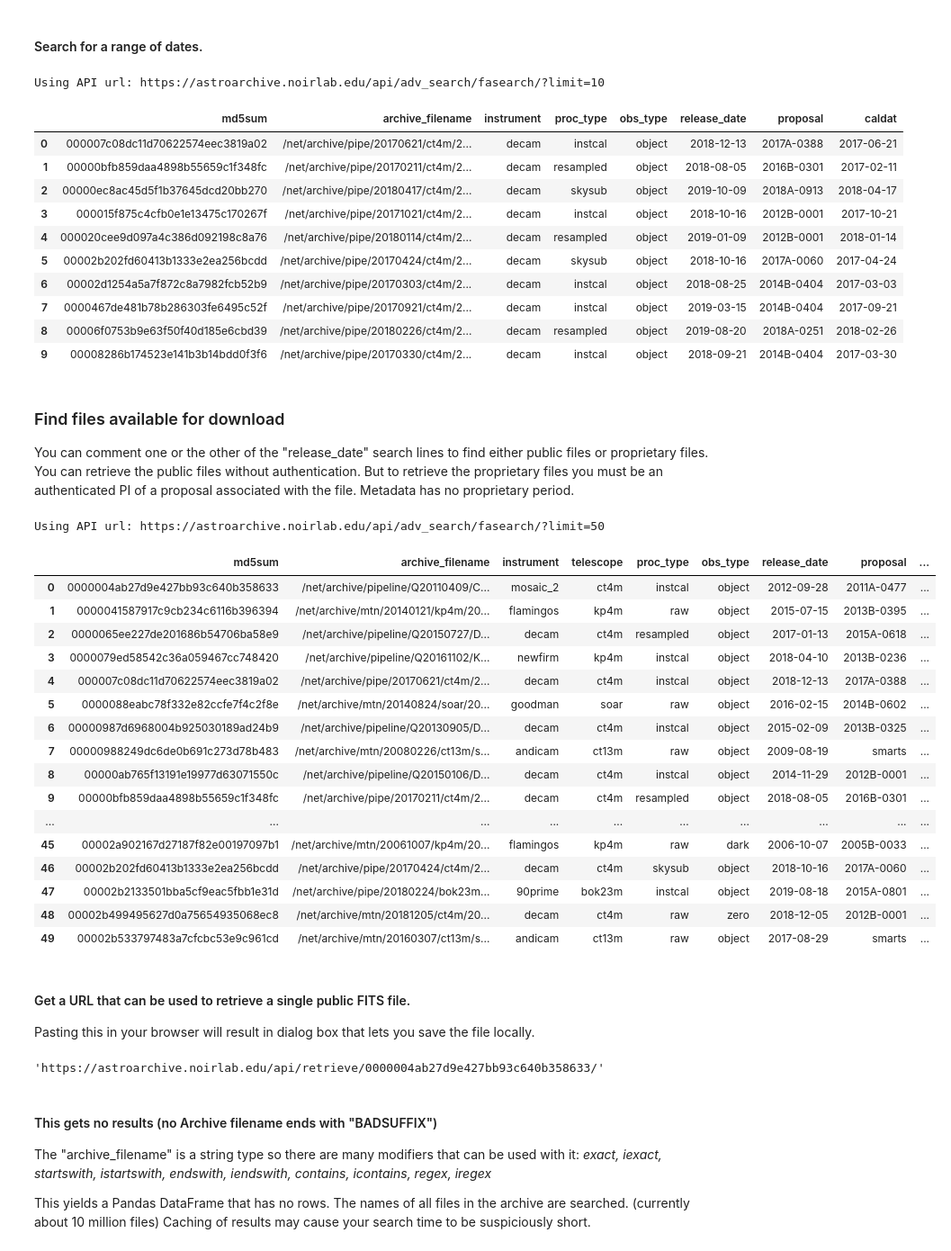
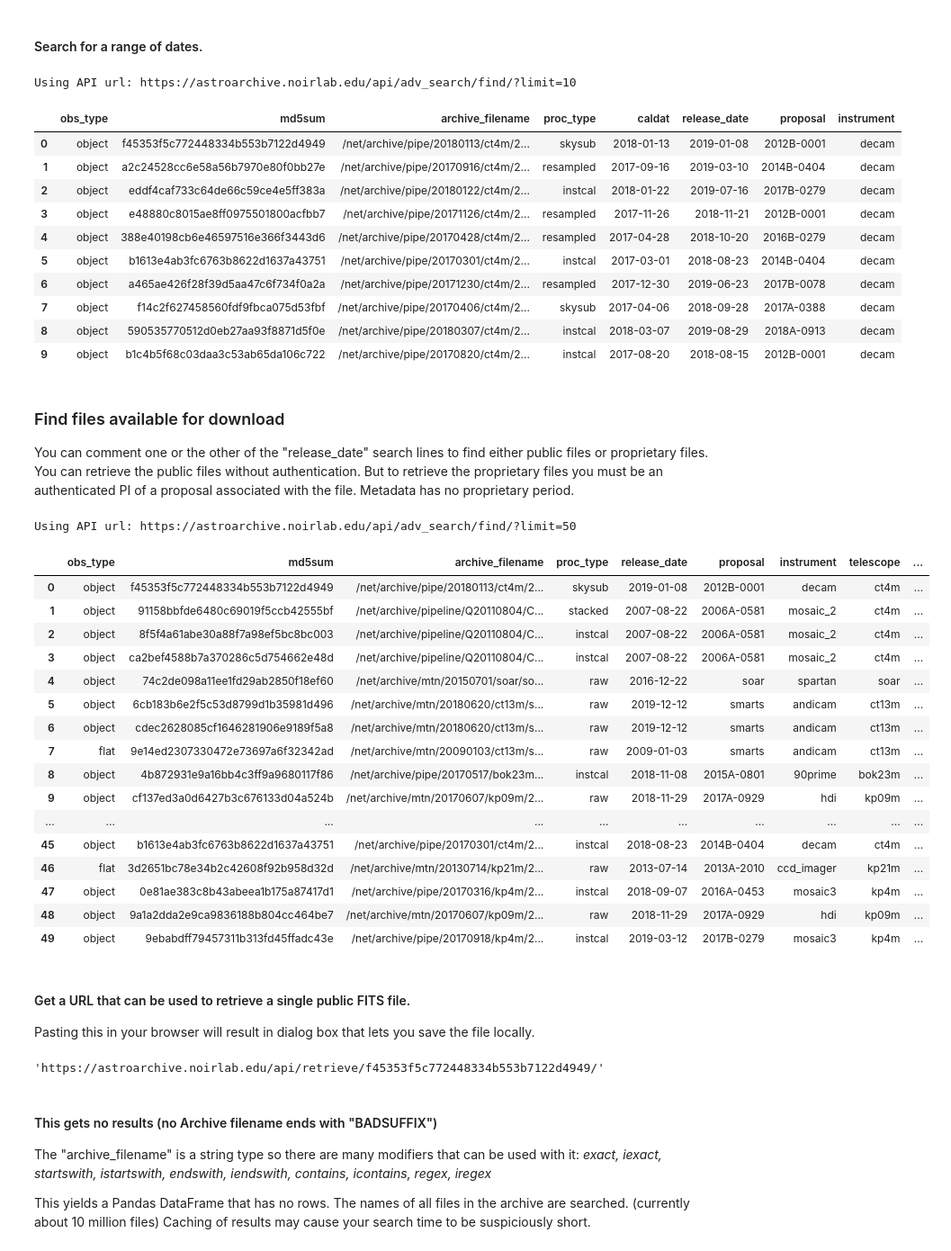
Before and after one commit to NOAO/nat-nb, a Jupyter notebook: advanced-search.ipynb, the cells around one changed output. Shown at 90% size. Cells and saved outputs as stored; diff of their text form; code cells hidden in the pictures.

```diff
--- a/advanced-search.ipynb
+++ b/advanced-search.ipynb
@@ -280,22 +278,22 @@ jj = {
         ["caldat", "2017-02-11", "2018-04-17"],  # limit to date range
     ]
 }
-apiurl = f'{adsurl}/fasearch/?limit=10'
+apiurl = f'{adsurl}/find/?limit=10'
 print(f'Using API url: {apiurl}')
 pd.DataFrame(requests.post(apiurl,json=jj).json()[1:])
 # %% [output]
-Using API url: https://astroarchive.noirlab.edu/api/adv_search/fasearch/?limit=10
+Using API url: https://astroarchive.noirlab.edu/api/adv_search/find/?limit=10
-|  | md5sum | archive_filename | instrument | proc_type | obs_type | release_date | proposal | caldat |
-| 0 | 000007c08dc11d70622574eec3819a02 | /net/archive/pipe/20170621/ct4m/2... | decam | instcal | object | 2018-12-13 | 2017A-0388 | 2017-06-21 |
-| 1 | 00000bfb859daa4898b55659c1f348fc | /net/archive/pipe/20170211/ct4m/2... | decam | resampled | object | 2018-08-05 | 2016B-0301 | 2017-02-11 |
-| 2 | 00000ec8ac45d5f1b37645dcd20bb270 | /net/archive/pipe/20180417/ct4m/2... | decam | skysub | object | 2019-10-09 | 2018A-0913 | 2018-04-17 |
-| 3 | 000015f875c4cfb0e1e13475c170267f | /net/archive/pipe/20171021/ct4m/2... | decam | instcal | object | 2018-10-16 | 2012B-0001 | 2017-10-21 |
-| 4 | 000020cee9d097a4c386d092198c8a76 | /net/archive/pipe/20180114/ct4m/2... | decam | resampled | object | 2019-01-09 | 2012B-0001 | 2018-01-14 |
-| 5 | 00002b202fd60413b1333e2ea256bcdd | /net/archive/pipe/20170424/ct4m/2... | decam | skysub | object | 2018-10-16 | 2017A-0060 | 2017-04-24 |
-| 6 | 00002d1254a5a7f872c8a7982fcb52b9 | /net/archive/pipe/20170303/ct4m/2... | decam | instcal | object | 2018-08-25 | 2014B-0404 | 2017-03-03 |
-| 7 | 0000467de481b78b286303fe6495c52f | /net/archive/pipe/20170921/ct4m/2... | decam | instcal | object | 2019-03-15 | 2014B-0404 | 2017-09-21 |
-| 8 | 00006f0753b9e63f50f40d185e6cbd39 | /net/archive/pipe/20180226/ct4m/2... | decam | resampled | object | 2019-08-20 | 2018A-0251 | 2018-02-26 |
-| 9 | 00008286b174523e141b3b14bdd0f3f6 | /net/archive/pipe/20170330/ct4m/2... | decam | instcal | object | 2018-09-21 | 2014B-0404 | 2017-03-30 |
+|  | obs_type | md5sum | archive_filename | proc_type | caldat | release_date | proposal | instrument |
+| 0 | object | f45353f5c772448334b553b7122d4949 | /net/archive/pipe/20180113/ct4m/2... | skysub | 2018-01-13 | 2019-01-08 | 2012B-0001 | decam |
+| 1 | object | a2c24528cc6e58a56b7970e80f0bb27e | /net/archive/pipe/20170916/ct4m/2... | resampled | 2017-09-16 | 2019-03-10 | 2014B-0404 | decam |
+| 2 | object | eddf4caf733c64de66c59ce4e5ff383a | /net/archive/pipe/20180122/ct4m/2... | instcal | 2018-01-22 | 2019-07-16 | 2017B-0279 | decam |
+| 3 | object | e48880c8015ae8ff0975501800acfbb7 | /net/archive/pipe/20171126/ct4m/2... | resampled | 2017-11-26 | 2018-11-21 | 2012B-0001 | decam |
+| 4 | object | 388e40198cb6e46597516e366f3443d6 | /net/archive/pipe/20170428/ct4m/2... | resampled | 2017-04-28 | 2018-10-20 | 2016B-0279 | decam |
+| 5 | object | b1613e4ab3fc6763b8622d1637a43751 | /net/archive/pipe/20170301/ct4m/2... | instcal | 2017-03-01 | 2018-08-23 | 2014B-0404 | decam |
+| 6 | object | a465ae426f28f39d5aa47c6f734f0a2a | /net/archive/pipe/20171230/ct4m/2... | resampled | 2017-12-30 | 2019-06-23 | 2017B-0078 | decam |
+| 7 | object | f14c2f627458560fdf9fbca075d53fbf | /net/archive/pipe/20170406/ct4m/2... | skysub | 2017-04-06 | 2018-09-28 | 2017A-0388 | decam |
+| 8 | object | 590535770512d0eb27aa93f8871d5f0e | /net/archive/pipe/20180307/ct4m/2... | instcal | 2018-03-07 | 2019-08-29 | 2018A-0913 | decam |
+| 9 | object | b1c4b5f68c03daa3c53ab65da106c722 | /net/archive/pipe/20170820/ct4m/2... | instcal | 2017-08-20 | 2018-08-15 | 2012B-0001 | decam |
 # %% [markdown]
 ### Find files available for download <a id="find_downloadable" />
 You can comment one or the other of the "release_date" search lines to find either public files or proprietary files.
@@ -303,45 +301,45 @@ You can retrieve the public files without authentication. But to retrieve the pr
 # %%
 jj = {
     "outfields" : [
         "md5sum",
         "archive_filename",
         "instrument",
         "telescope",
         "proc_type",
         "obs_type",
         "release_date",
         "proposal",
         "url",
     ],
     "search" : [
         ["release_date", '2005-02-18','2020-01-20'], # public
         #["release_date", '2020-02-18','2020-11-18'], # proprietary
     ]
 }
-apiurl = f'{adsurl}/fasearch/?limit=50'
+apiurl = f'{adsurl}/find/?limit=50'
 print(f'Using API url: {apiurl}')
 
 ads_df = pd.DataFrame(requests.post(apiurl,json=jj).json()[1:])
 ads_df
 # %% [output]
-Using API url: https://astroarchive.noirlab.edu/api/adv_search/fasearch/?limit=50
+Using API url: https://astroarchive.noirlab.edu/api/adv_search/find/?limit=50
-|  | md5sum | archive_filename | instrument | telescope | proc_type | obs_type | release_date | proposal | ... |
-| 0 | 0000004ab27d9e427bb93c640b358633 | /net/archive/pipeline/Q20110409/C... | mosaic_2 | ct4m | instcal | object | 2012-09-28 | 2011A-0477 | ... |
-| 1 | 0000041587917c9cb234c6116b396394 | /net/archive/mtn/20140121/kp4m/20... | flamingos | kp4m | raw | object | 2015-07-15 | 2013B-0395 | ... |
-| 2 | 0000065ee227de201686b54706ba58e9 | /net/archive/pipeline/Q20150727/D... | decam | ct4m | resampled | object | 2017-01-13 | 2015A-0618 | ... |
-| 3 | 0000079ed58542c36a059467cc748420 | /net/archive/pipeline/Q20161102/K... | newfirm | kp4m | instcal | object | 2018-04-10 | 2013B-0236 | ... |
-| 4 | 000007c08dc11d70622574eec3819a02 | /net/archive/pipe/20170621/ct4m/2... | decam | ct4m | instcal | object | 2018-12-13 | 2017A-0388 | ... |
-| 5 | 0000088eabc78f332e82ccfe7f4c2f8e | /net/archive/mtn/20140824/soar/20... | goodman | soar | raw | object | 2016-02-15 | 2014B-0602 | ... |
-| 6 | 00000987d6968004b925030189ad24b9 | /net/archive/pipeline/Q20130905/D... | decam | ct4m | instcal | object | 2015-02-09 | 2013B-0325 | ... |
-| 7 | 00000988249dc6de0b691c273d78b483 | /net/archive/mtn/20080226/ct13m/s... | andicam | ct13m | raw | object | 2009-08-19 | smarts | ... |
-| 8 | 00000ab765f13191e19977d63071550c | /net/archive/pipeline/Q20150106/D... | decam | ct4m | instcal | object | 2014-11-29 | 2012B-0001 | ... |
-| 9 | 00000bfb859daa4898b55659c1f348fc | /net/archive/pipe/20170211/ct4m/2... | decam | ct4m | resampled | object | 2018-08-05 | 2016B-0301 | ... |
+|  | obs_type | md5sum | archive_filename | proc_type | release_date | proposal | instrument | telescope | ... |
+| 0 | object | f45353f5c772448334b553b7122d4949 | /net/archive/pipe/20180113/ct4m/2... | skysub | 2019-01-08 | 2012B-0001 | decam | ct4m | ... |
+| 1 | object | 91158bbfde6480c69019f5ccb42555bf | /net/archive/pipeline/Q20110804/C... | stacked | 2007-08-22 | 2006A-0581 | mosaic_2 | ct4m | ... |
+| 2 | object | 8f5f4a61abe30a88f7a98ef5bc8bc003 | /net/archive/pipeline/Q20110804/C... | instcal | 2007-08-22 | 2006A-0581 | mosaic_2 | ct4m | ... |
+| 3 | object | ca2bef4588b7a370286c5d754662e48d | /net/archive/pipeline/Q20110804/C... | instcal | 2007-08-22 | 2006A-0581 | mosaic_2 | ct4m | ... |
+| 4 | object | 74c2de098a11ee1fd29ab2850f18ef60 | /net/archive/mtn/20150701/soar/so... | raw | 2016-12-22 | soar | spartan | soar | ... |
+| 5 | object | 6cb183b6e2f5c53d8799d1b35981d496 | /net/archive/mtn/20180620/ct13m/s... | raw | 2019-12-12 | smarts | andicam | ct13m | ... |
+| 6 | object | cdec2628085cf1646281906e9189f5a8 | /net/archive/mtn/20180620/ct13m/s... | raw | 2019-12-12 | smarts | andicam | ct13m | ... |
+| 7 | flat | 9e14ed2307330472e73697a6f32342ad | /net/archive/mtn/20090103/ct13m/s... | raw | 2009-01-03 | smarts | andicam | ct13m | ... |
+| 8 | object | 4b872931e9a16bb4c3ff9a9680117f86 | /net/archive/pipe/20170517/bok23m... | instcal | 2018-11-08 | 2015A-0801 | 90prime | bok23m | ... |
+| 9 | object | cf137ed3a0d6427b3c676133d04a524b | /net/archive/mtn/20170607/kp09m/2... | raw | 2018-11-29 | 2017A-0929 | hdi | kp09m | ... |
 | ... | ... | ... | ... | ... | ... | ... | ... | ... | ... |
-| 45 | 00002a902167d27187f82e00197097b1 | /net/archive/mtn/20061007/kp4m/20... | flamingos | kp4m | raw | dark | 2006-10-07 | 2005B-0033 | ... |
-| 46 | 00002b202fd60413b1333e2ea256bcdd | /net/archive/pipe/20170424/ct4m/2... | decam | ct4m | skysub | object | 2018-10-16 | 2017A-0060 | ... |
-| 47 | 00002b2133501bba5cf9eac5fbb1e31d | /net/archive/pipe/20180224/bok23m... | 90prime | bok23m | instcal | object | 2019-08-18 | 2015A-0801 | ... |
-| 48 | 00002b499495627d0a75654935068ec8 | /net/archive/mtn/20181205/ct4m/20... | decam | ct4m | raw | zero | 2018-12-05 | 2012B-0001 | ... |
-| 49 | 00002b533797483a7cfcbc53e9c961cd | /net/archive/mtn/20160307/ct13m/s... | andicam | ct13m | raw | object | 2017-08-29 | smarts | ... |
+| 45 | object | b1613e4ab3fc6763b8622d1637a43751 | /net/archive/pipe/20170301/ct4m/2... | instcal | 2018-08-23 | 2014B-0404 | decam | ct4m | ... |
+| 46 | flat | 3d2651bc78e34b2c42608f92b958d32d | /net/archive/mtn/20130714/kp21m/2... | raw | 2013-07-14 | 2013A-2010 | ccd_imager | kp21m | ... |
+| 47 | object | 0e81ae383c8b43abeea1b175a87417d1 | /net/archive/pipe/20170316/kp4m/2... | instcal | 2018-09-07 | 2016A-0453 | mosaic3 | kp4m | ... |
+| 48 | object | 9a1a2dda2e9ca9836188b804cc464be7 | /net/archive/mtn/20170607/kp09m/2... | raw | 2018-11-29 | 2017A-0929 | hdi | kp09m | ... |
+| 49 | object | 9ebabdff79457311b313fd45ffadc43e | /net/archive/pipe/20170918/kp4m/2... | instcal | 2019-03-12 | 2017B-0279 | mosaic3 | kp4m | ... |
 # %% [markdown]
 #### Get a URL that can be used to retrieve a single public FITS file.   <a id="get_retrieve_url" />
 Pasting this in your browser will result in dialog box that lets you save the file locally.
@@ -351,7 +349,7 @@ ads_df['url'][selectedRow]
 # https://marsnat1.stage.dm.noao.edu/api/adv_search/retrieve/0000004ab27d9e427bb93c640b358633/'
 ads_df['url'][selectedRow]
 # %% [output]
-'https://astroarchive.noirlab.edu/api/retrieve/0000004ab27d9e427bb93c640b358633/'
+'https://astroarchive.noirlab.edu/api/retrieve/f45353f5c772448334b553b7122d4949/'
 # %% [markdown]
 #### This gets no results (no Archive filename ends with "BADSUFFIX")
 The "archive_filename" is a string type so there are many modifiers that can be used with it:
```
Also changed, not shown: parts of 21 cells of this notebook, 2 other files.
